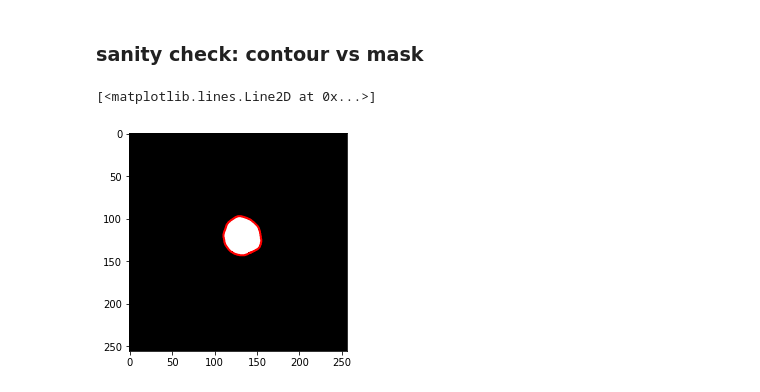
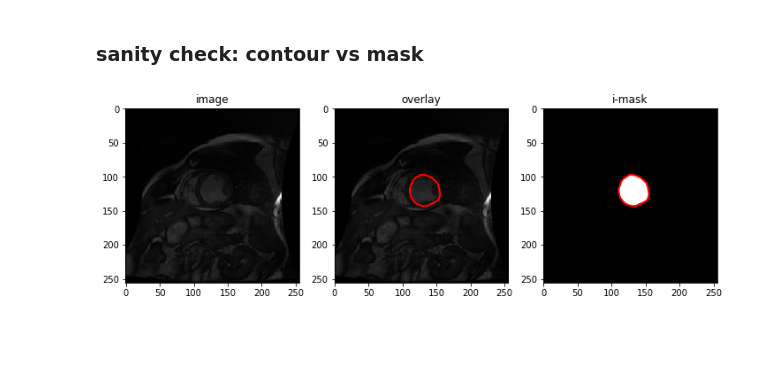
Before and after one commit to DSLituiev/cardioloader, a Jupyter notebook: task1.ipynb, the cells around one changed output. Cells and saved outputs as stored; diff of their text form; code cells hidden in the pictures; blank space fills up the shorter version.

Commit message:
visualization

```diff
--- a/task1.ipynb
+++ b/task1.ipynb
@@ -194,14 +195,24 @@ for kk, slicedict in filenames.iterrows():
 95
 # %% [markdown]
 ### sanity check: contour vs mask
-# %%
-contour = np.asarray(sample['icontour'])
-
-plt.imshow(sample['imask'], cmap='gray')
-plt.plot(contour[:,0], contour[:,1], 'r', lw=2)
-# %% [output]
-[<matplotlib.lines.Line2D at 0x...>]
-[figure, removed]
+# %%
+fig, axs = plt.subplots(1, 3, figsize = (12,6))
+
+contour = np.asarray(sample['icontour'])
+
+axs[0].imshow(sample['image'], cmap='gray')
+axs[1].imshow(sample['image'], cmap='gray')
+axs[1].plot(contour[:,0], contour[:,1], 'r', lw=2)
+axs[2].imshow(sample['imask'], cmap='gray')
+axs[2].plot(contour[:,0], contour[:,1], 'r', lw=2)
+
+axs[0].set_title('image')
+axs[1].set_title('overlay')
+axs[2].set_title('i-mask')
+plt.savefig('task1.png')
+pass
+# %% [output]
+[figure, added]
 # %%
 # def list_dir_to_series(dirname, parser, series_name=None):
 #     if series_name is None:
```
Also changed, not shown: parts of 1 cell of this notebook, 4 other files.
